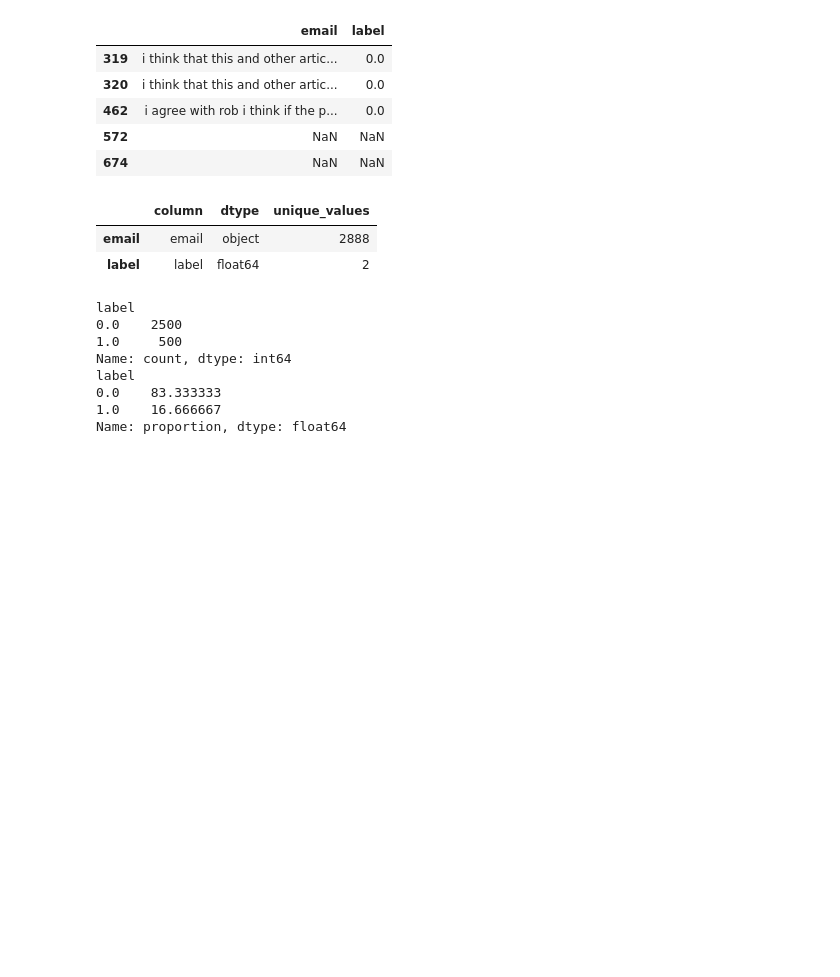
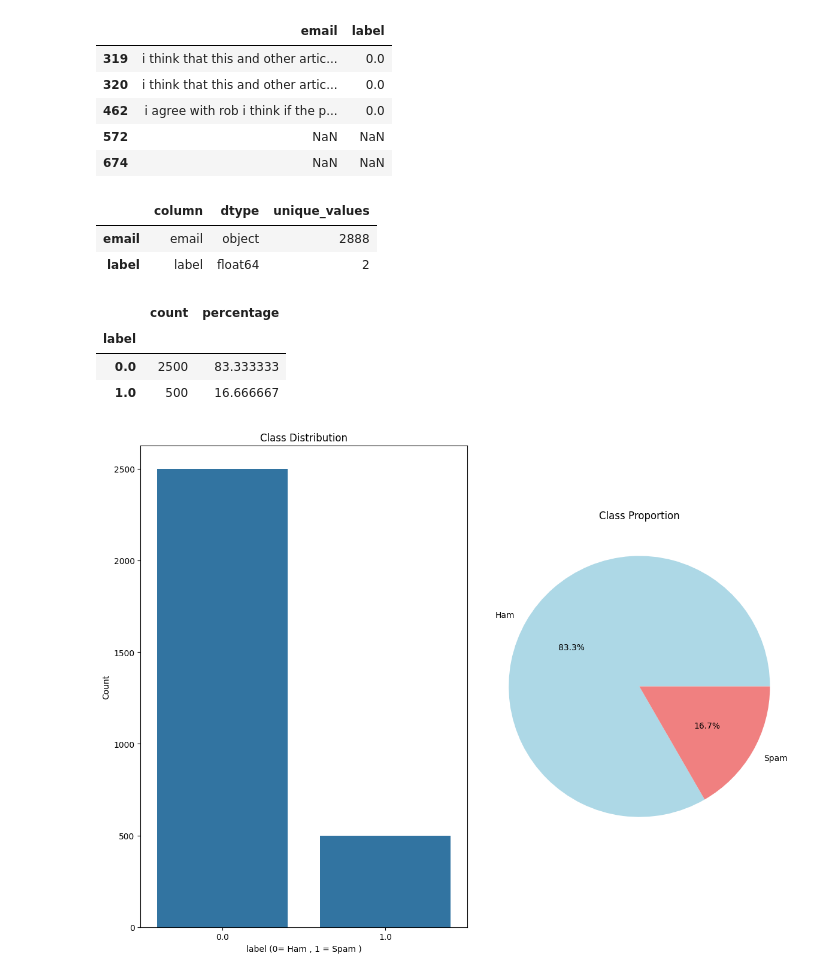
Before and after one commit to hlong1006/SpamEmail1006, a Jupyter notebook: notebooks/01_eda.ipynb, the cells around one changed output. Saved outputs shown, nothing was run; the diff lists cells and outputs as text; code cells hidden in the pictures; blank space fills up the shorter version.

```diff
--- a/notebooks/01_eda.ipynb
+++ b/notebooks/01_eda.ipynb
@@ -98,14 +98,26 @@ display(dtype_df)
 # %%
 target_counts = data['label'].value_counts()
 target_percent = data['label'].value_counts(normalize= True) *100
-print(target_counts )
-print(target_percent)
+target_stats = pd.DataFrame({
+    'count': target_counts,
+    'percentage': target_percent
+})
+display(target_stats)
+fig , axes = plt.subplots(1 ,2 ,figsize =(12, 9))
+sns.countplot(data = data , x = 'label' , ax = axes[0])
+axes[0].set_title('Class Distribution')
+axes[0].set_xlabel('label (0= Ham , 1 = Spam )')
+axes[0].set_ylabel('Count')
+
+
+axes[1].pie(target_counts ,labels =['Ham' , 'Spam'], autopct ='%1.1f%%' , colors = ['lightblue', 'lightcoral'])
+axes[1].set_title('Class Proportion')
+
+plt.tight_layout()
+plt.show()
 # %% [output]
-label
-0.0    2500
-1.0     500
-Name: count, dtype: int64
-label
-0.0    83.333333
-1.0    16.666667
-Name: proportion, dtype: float64
+|  | count | percentage |
+| label |  |  |
+| 0.0 | 2500 | 83.333333 |
+| 1.0 | 500 | 16.666667 |
+[figure, added]
```
